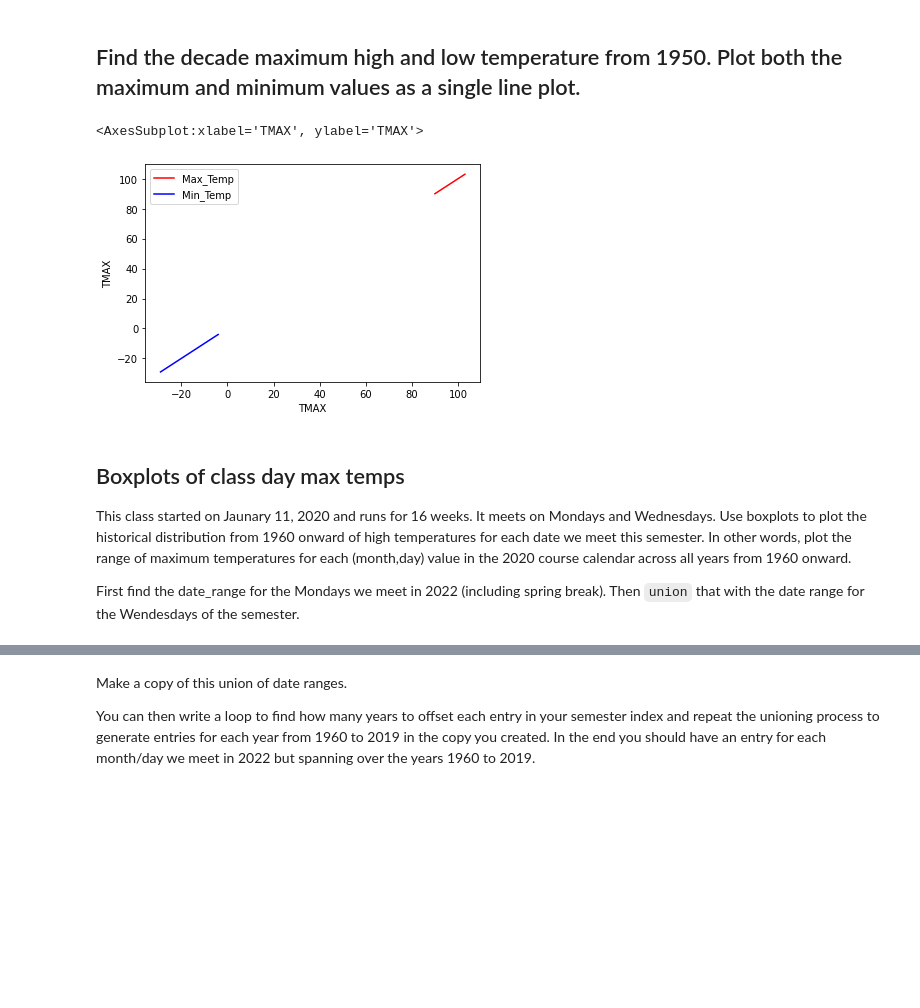
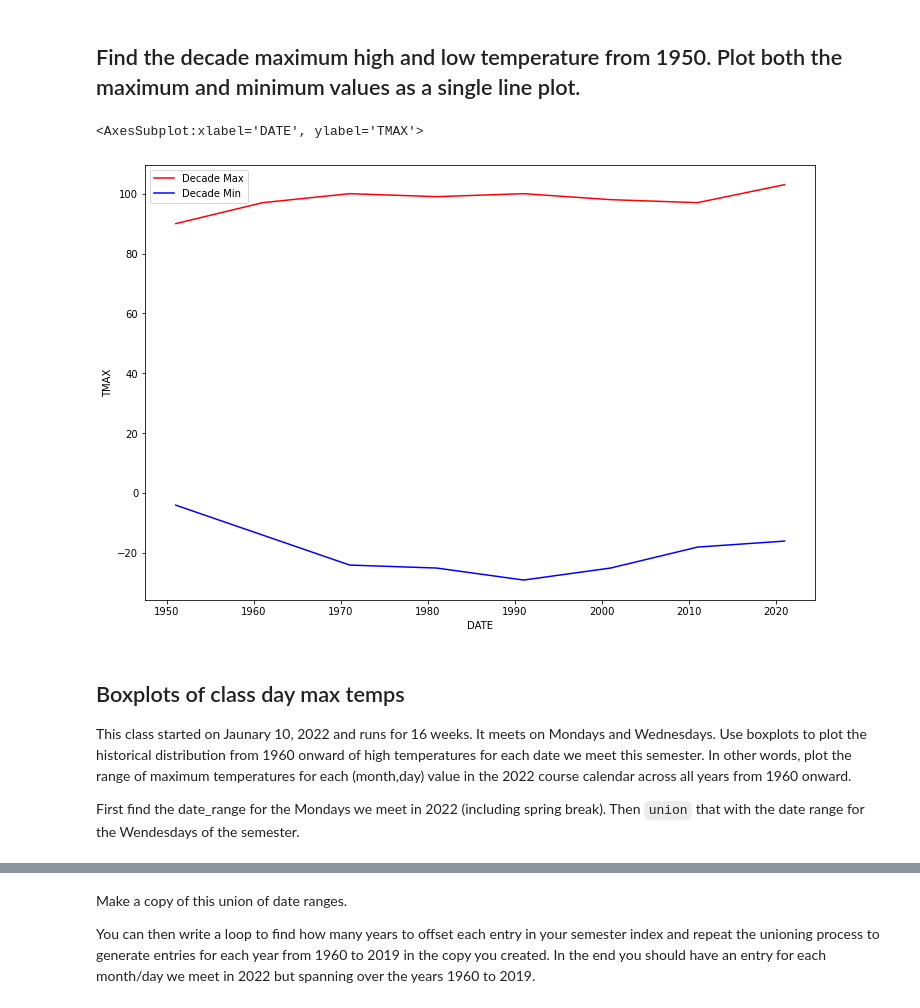
Before and after one commit to kirannivas2/Data-Science, a Jupyter notebook: Labs/Lab 06/Lab06- Time Series and the Weather.ipynb, the cells around one changed output, grey strips where cells are left out. Cells and saved outputs as stored; diff of their text form; code cells hidden in the pictures; blank space fills up the shorter version.

```diff
--- a/Labs/Lab 06/Lab06- Time Series and the Weather.ipynb
+++ b/Labs/Lab 06/Lab06- Time Series and the Weather.ipynb
@@ -65,18 +112,18 @@ Using the same data, create a histogram using seaborn's `histplot` method.
 # %% [markdown]
 ## Find the decade maximum high and low temperature from 1950.  Plot both the maximum and minimum values as a single line plot.
 # %%
-max_10yr=df_wx.loc['1950':].resample('10A')['TMAX'].max()
-min_10yr=df_wx.loc['1950':].resample('10A')['TMIN'].min()
+max_10yr = df_wx.loc['1950':].resample('10A')['TMAX'].max()
+min_10yr = df_wx.loc['1950':].resample('10A')['TMIN'].min()
 
-sns.lineplot(x=max_10yr,y=max_10yr,color='red',label='Max_Temp')
-sns.lineplot(x=min_10yr,y=min_10yr,color='blue',label='Min_Temp')
+sns.lineplot(x=max_10yr.index, y=max_10yr, color='red', label='Decade Max')
+sns.lineplot(x=min_10yr.index, y=min_10yr, color='blue', label='Decade Min')
 # %% [output]
-<AxesSubplot:xlabel='TMAX', ylabel='TMAX'>
+<AxesSubplot:xlabel='DATE', ylabel='TMAX'>
-[figure, old version]
+[figure, new version]
 # %% [markdown]
 ## Boxplots of class day max temps
 
-This class started on Jaunary 11, 2020 and runs for 16 weeks. It meets on Mondays and Wednesdays. Use boxplots to plot the historical distribution from 1960 onward of high temperatures for each date we meet this semester.  In other words, plot the range of maximum temperatures for each (month,day) value in the 2020 course calendar across all years from 1960 onward.
+This class started on Jaunary 10, 2022 and runs for 16 weeks. It meets on Mondays and Wednesdays. Use boxplots to plot the historical distribution from 1960 onward of high temperatures for each date we meet this semester.  In other words, plot the range of maximum temperatures for each (month,day) value in the 2022 course calendar across all years from 1960 onward.
 
 
 First find the date_range for the Mondays we meet in 2022 (including spring break).  Then `union` that with the date range for the Wendesdays of the semester.
```
Also changed, not shown: parts of 11 cells of this notebook, 14 other files.
